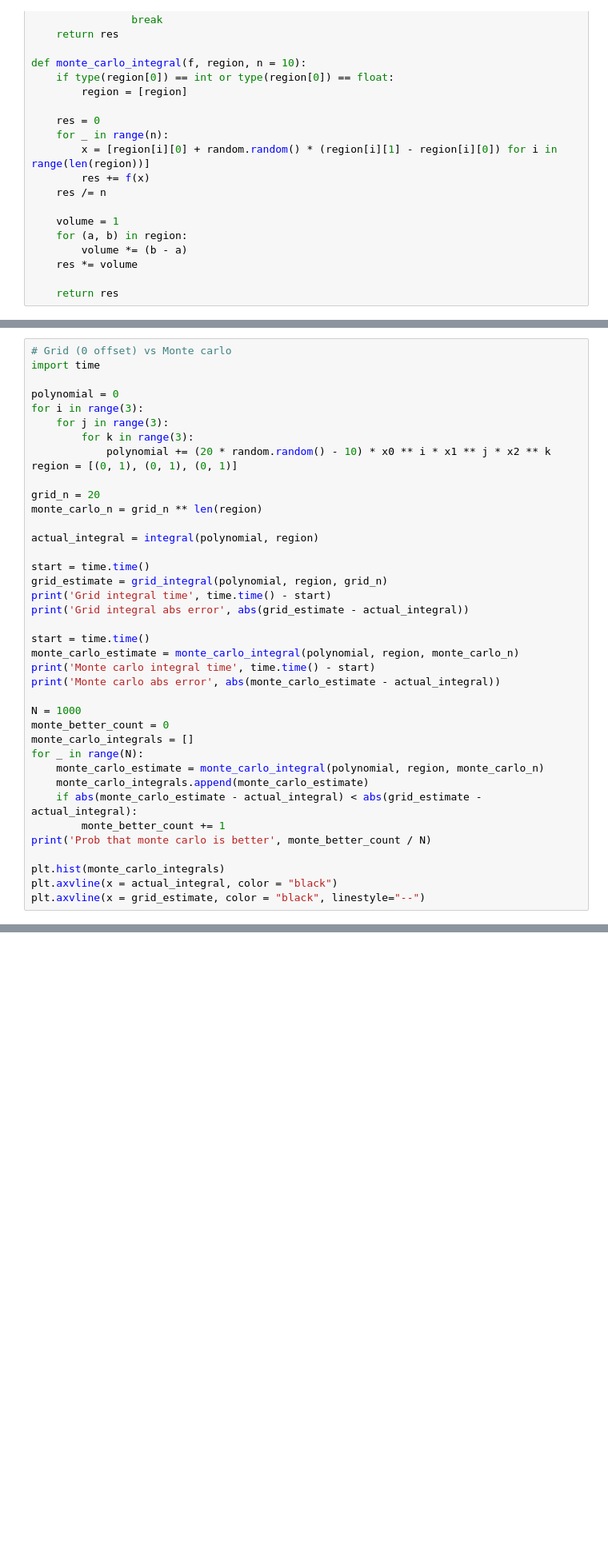
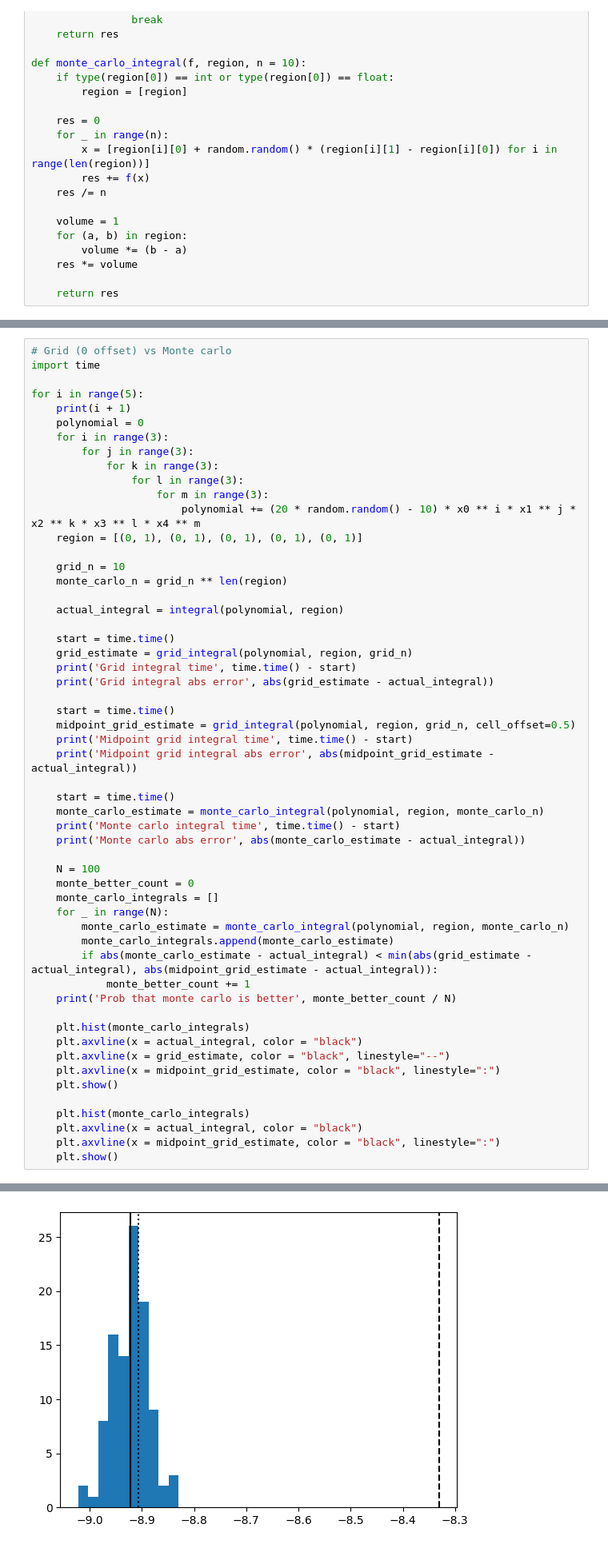
Before and after one commit to ShouvikGhosh2048/monte-carlo, a Jupyter notebook: monte-carlo.ipynb, the cells around one changed output, grey strips where cells are left out. Shown at 80% size. Cells and saved outputs as stored; diff of their text form; blank space fills up the shorter version.

Commit message:
Experiment with midpoint integral vs monte carlo

```diff
--- a/monte-carlo.ipynb
+++ b/monte-carlo.ipynb
@@ -233,39 +235,55 @@ plt.show()
 # Grid (0 offset) vs Monte carlo
 import time
 
-polynomial = 0
-for i in range(3):
-    for j in range(3):
-        for k in range(3):
-            polynomial += (20 * random.random() - 10) * x0 ** i * x1 ** j * x2 ** k
-region = [(0, 1), (0, 1), (0, 1)]
+for i in range(5):
+    print(i + 1)
+    polynomial = 0
+    for i in range(3):
+        for j in range(3):
+            for k in range(3):
+                for l in range(3):
+                    for m in range(3):
+                        polynomial += (20 * random.random() - 10) * x0 ** i * x1 ** j * x2 ** k * x3 ** l * x4 ** m
+    region = [(0, 1), (0, 1), (0, 1), (0, 1), (0, 1)]
 
-grid_n = 20
-monte_carlo_n = grid_n ** len(region)
+    grid_n = 10
+    monte_carlo_n = grid_n ** len(region)
 
-actual_integral = integral(polynomial, region)
+    actual_integral = integral(polynomial, region)
 
-start = time.time()
-grid_estimate = grid_integral(polynomial, region, grid_n)
-print('Grid integral time', time.time() - start)
-print('Grid integral abs error', abs(grid_estimate - actual_integral))
+    start = time.time()
+    grid_estimate = grid_integral(polynomial, region, grid_n)
+    print('Grid integral time', time.time() - start)
+    print('Grid integral abs error', abs(grid_estimate - actual_integral))
 
-start = time.time()
-monte_carlo_estimate = monte_carlo_integral(polynomial, region, monte_carlo_n)
-print('Monte carlo integral time', time.time() - start)
-print('Monte carlo abs error', abs(monte_carlo_estimate - actual_integral))
+    start = time.time()
+    midpoint_grid_estimate = grid_integral(polynomial, region, grid_n, cell_offset=0.5)
+    print('Midpoint grid integral time', time.time() - start)
+    print('Midpoint grid integral abs error', abs(midpoint_grid_estimate - actual_integral))
 
-N = 1000
-monte_better_count = 0
-monte_carlo_integrals = []
-for _ in range(N):
+    start = time.time()
     monte_carlo_estimate = monte_carlo_integral(polynomial, region, monte_carlo_n)
-    monte_carlo_integrals.append(monte_carlo_estimate)
-    if abs(monte_carlo_estimate - actual_integral) < abs(grid_estimate - actual_integral):
-        monte_better_count += 1
-print('Prob that monte carlo is better', monte_better_count / N)
+    print('Monte carlo integral time', time.time() - start)
+    print('Monte carlo abs error', abs(monte_carlo_estimate - actual_integral))
 
-plt.hist(monte_carlo_integrals)
-plt.axvline(x = actual_integral, color = "black")
-plt.axvline(x = grid_estimate, color = "black", linestyle="--")
+    N = 100
+    monte_better_count = 0
+    monte_carlo_integrals = []
+    for _ in range(N):
+        monte_carlo_estimate = monte_carlo_integral(polynomial, region, monte_carlo_n)
+        monte_carlo_integrals.append(monte_carlo_estimate)
+        if abs(monte_carlo_estimate - actual_integral) < min(abs(grid_estimate - actual_integral), abs(midpoint_grid_estimate - actual_integral)):
+            monte_better_count += 1
+    print('Prob that monte carlo is better', monte_better_count / N)
+
+    plt.hist(monte_carlo_integrals)
+    plt.axvline(x = actual_integral, color = "black")
+    plt.axvline(x = grid_estimate, color = "black", linestyle="--")
+    plt.axvline(x = midpoint_grid_estimate, color = "black", linestyle=":")
+    plt.show()
+
+    plt.hist(monte_carlo_integrals)
+    plt.axvline(x = actual_integral, color = "black")
+    plt.axvline(x = midpoint_grid_estimate, color = "black", linestyle=":")
+    plt.show()
 # %% [output]
@@ -276,0 +298 @@ Prob that monte carlo is better 1.0
+[figure, new version]
```
Also changed, not shown: parts of 2 cells of this notebook.
